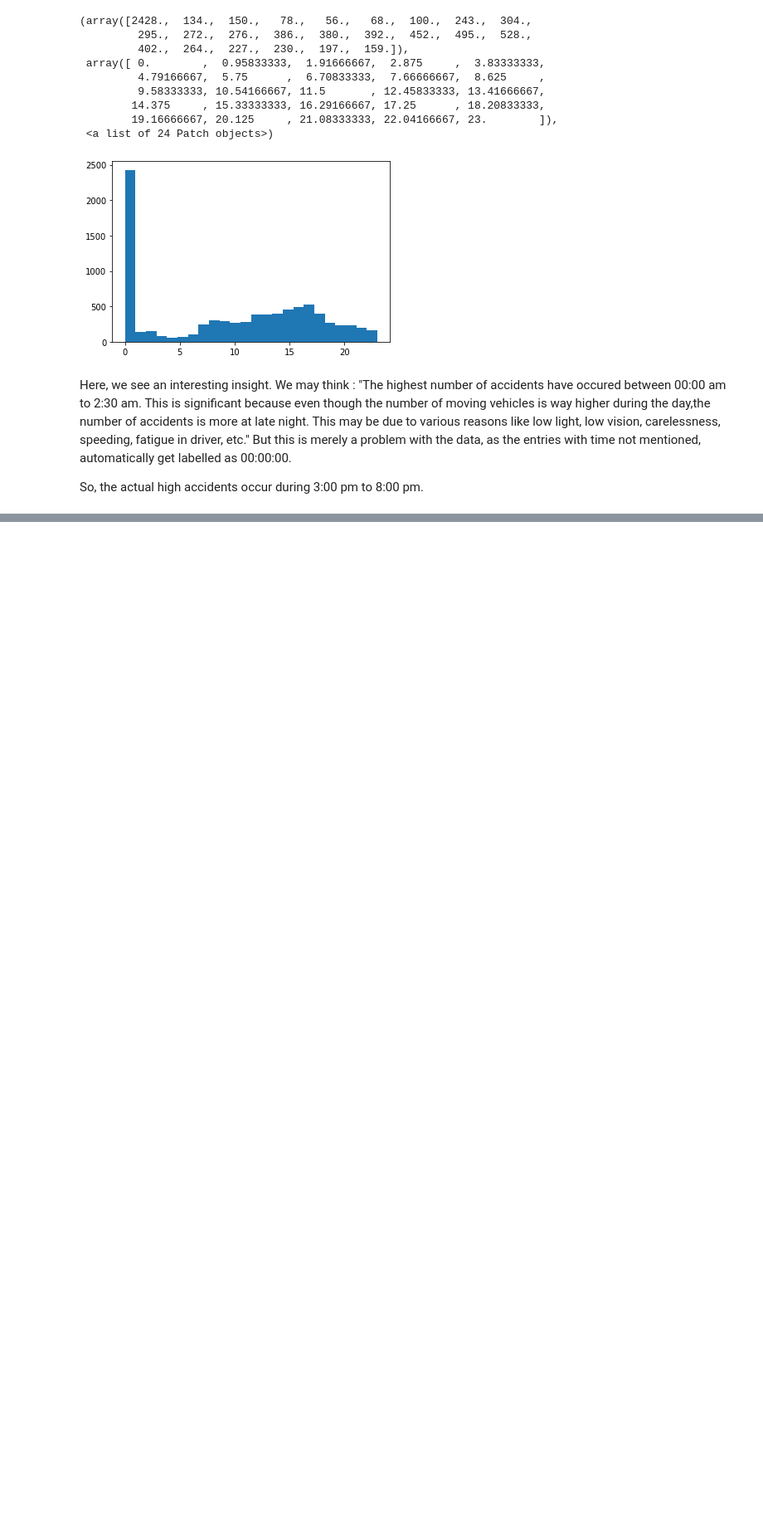
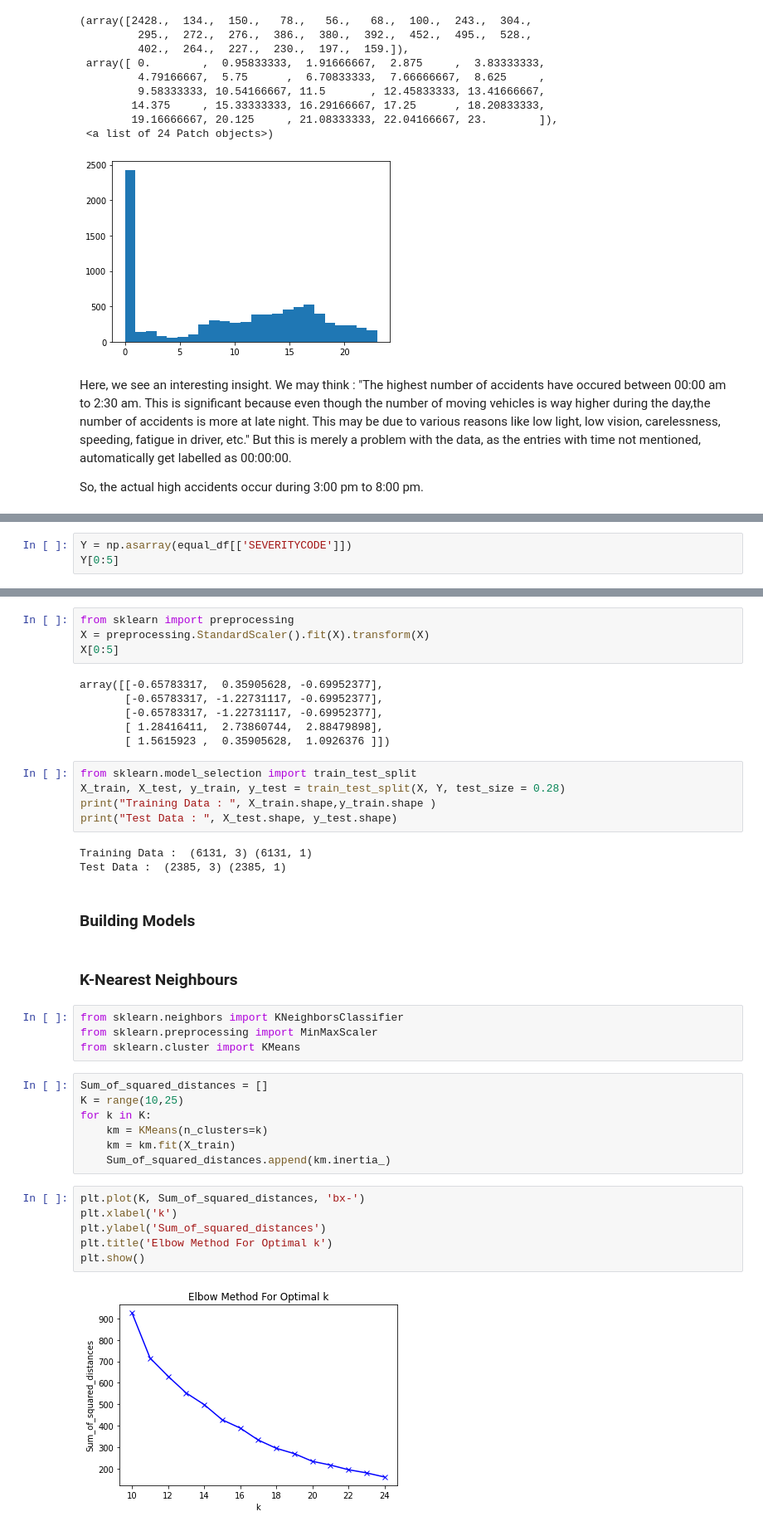
Before and after one commit to Ayushft/Coursera_Capstone, a Jupyter notebook: Applied_Data_Science_Capstone.ipynb, the cells around one changed output, grey strips where cells are left out. Shown at 83% size. Drawn from its saved outputs; the diff is of its cells as text; blank space fills up the shorter version.

Commit message:
Models Built

```diff
--- a/Applied_Data_Science_Capstone.ipynb
+++ b/Applied_Data_Science_Capstone.ipynb
@@ -117,0 +170,3 @@ So, the actual high accidents occur during 3:00 pm to 8:00 pm.
+# %%
+Y = np.asarray(equal_df[['SEVERITYCODE']])
+Y[0:5]
@@ -117,0 +179,41 @@ So, the actual high accidents occur during 3:00 pm to 8:00 pm.
+# %%
+from sklearn import preprocessing
+X = preprocessing.StandardScaler().fit(X).transform(X)
+X[0:5]
+# %% [output]
+array([[-0.65783317,  0.35905628, -0.69952377],
+       [-0.65783317, -1.22731117, -0.69952377],
+       [-0.65783317, -1.22731117, -0.69952377],
+       [ 1.28416411,  2.73860744,  2.88479898],
+       [ 1.5615923 ,  0.35905628,  1.0926376 ]])
+# %%
+from sklearn.model_selection import train_test_split
+X_train, X_test, y_train, y_test = train_test_split(X, Y, test_size = 0.28)
+print("Training Data : ", X_train.shape,y_train.shape )
+print("Test Data : ", X_test.shape, y_test.shape)
+# %% [output]
+Training Data :  (6131, 3) (6131, 1)
+Test Data :  (2385, 3) (2385, 1)
+# %% [markdown]
+### **Building Models**
+# %% [markdown]
+### K-Nearest Neighbours
+# %%
+from sklearn.neighbors import KNeighborsClassifier
+from sklearn.preprocessing import MinMaxScaler
+from sklearn.cluster import KMeans
+# %%
+Sum_of_squared_distances = []
+K = range(10,25)
+for k in K:
+    km = KMeans(n_clusters=k)
+    km = km.fit(X_train)
+    Sum_of_squared_distances.append(km.inertia_)
+# %%
+plt.plot(K, Sum_of_squared_distances, 'bx-')
+plt.xlabel('k')
+plt.ylabel('Sum_of_squared_distances')
+plt.title('Elbow Method For Optimal k')
+plt.show()
+# %% [output]
+[figure, added]
```
Also changed, not shown: parts of 16 cells of this notebook.
